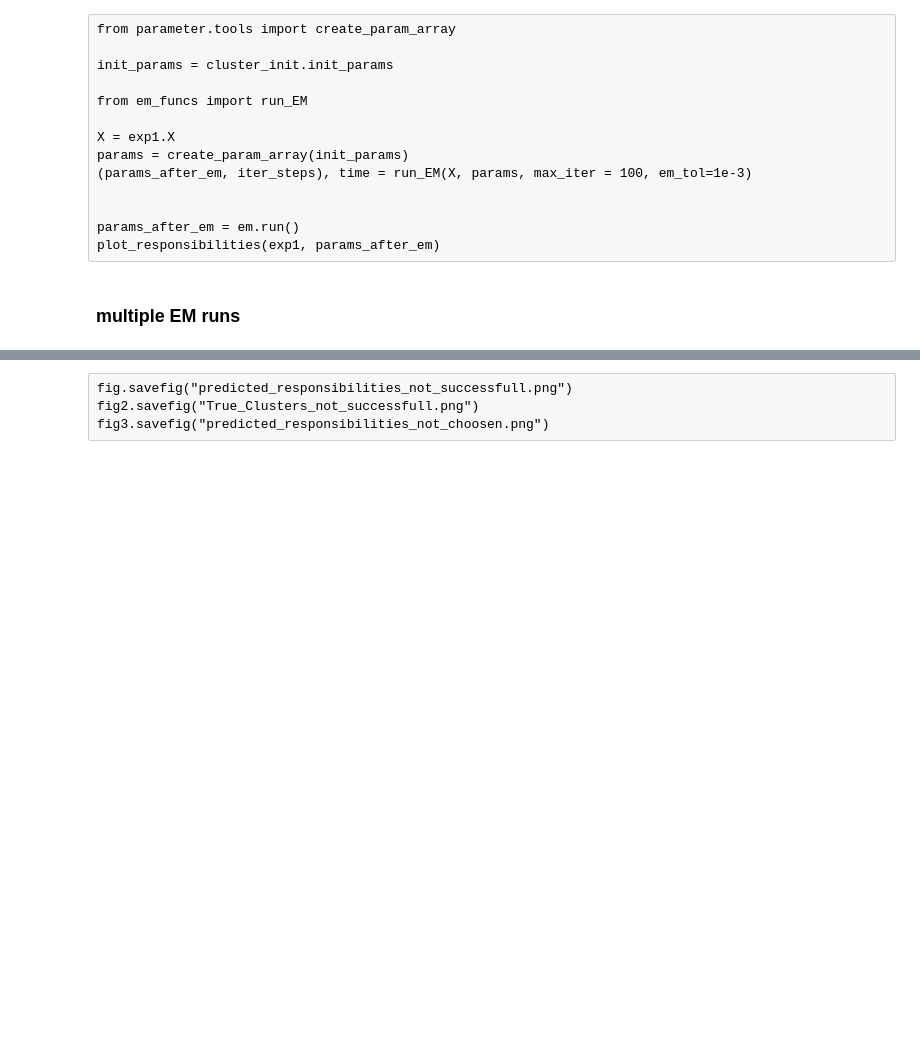
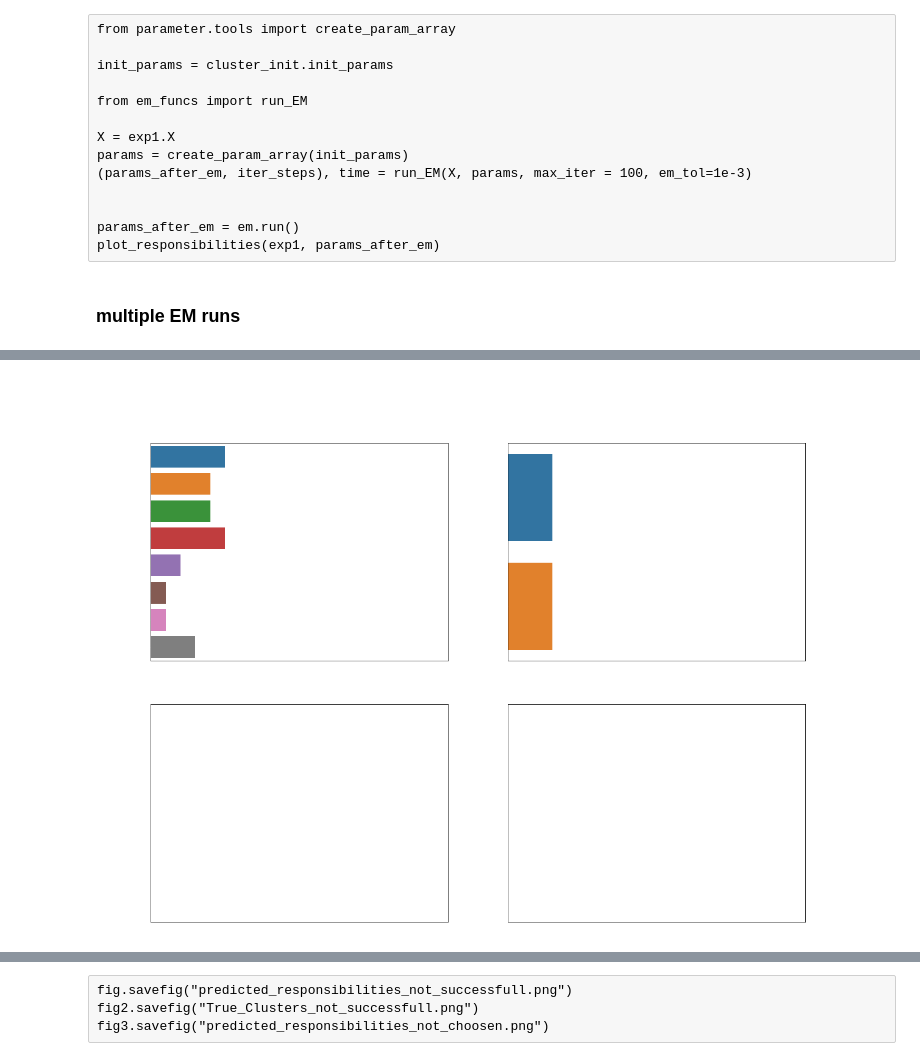
Before and after one commit to Habiger/Cluster_TDDS, a Jupyter notebook: prototyping.ipynb, the cells around one changed output, grey strips where cells are left out. Cells and saved outputs as stored; diff of their text form; code cells hidden in the pictures; blank space fills up the shorter version.

Commit message:
added MC simulation

```diff
--- a/prototyping.ipynb
+++ b/prototyping.ipynb
@@ -47,8 +47,15 @@ plot_cluster(exp1.df, "cluster", title="True Clusters")
 ### OPTICS
 # %%
 from cluster_initialization.init_class import Cluster_initialization, Routine
+from plotting.plot_funcs import plot_responsibilities
 
-cluster_init = Cluster_initialization(exp1.df, routine = Routine.optics)
+cluster_init = Cluster_initialization(exp1.df, routine = Routine.random_inside)
+params_array = cluster_init.init_params_array
+init_params = cluster_init.init_params
+
+
+
+#plot_responsibilities(exp1, params_array)
 # %%
 #plot_cluster(cluster_init.df, "init_cluster", title="Cluster initizialization")
 # %% [markdown]
@@ -306 +305,30 @@ df_scores.head(40)
+# %%
+df_list = []
+for init in run_results.keys():
+    for i, df in enumerate(run_results[init]["df_scores"]):
+
+        df["init_routine"] = init
+        df["dataset"] = i
+        df["True_Cluster_number"] = run_data[i].n_cluster
+        df_list.append(df)
+df_total = pd.concat(df_list)
+# %%
+import seaborn as sns
+from plotting.mc_simulation.criteria_performance import add_score_performance_plot
+from plotting.mc_simulation.init_performance import add_init_rout_performance_plot
+
+settings = {
+    "ax_title_size": 18,
+    "axis_label_size": 20
+}
+# %%
+fig, axs = plt.subplots(nrows=2, ncols=2)
+fig.set_size_inches(20,15)
+fig.suptitle("Prediction of Number of Clusters", color="white", size=30)
+
+add_score_performance_plot(df_total, axs[0,0], settings)
+total_rank = "Total_prop_rank"
+add_init_rout_performance_plot(df_total,axs[0,1], settings, total_rank=total_rank)
+# %% [output]
+[figure, added]
 # %%
```
Also changed, not shown: parts of 14 cells of this notebook, 9 other files.
